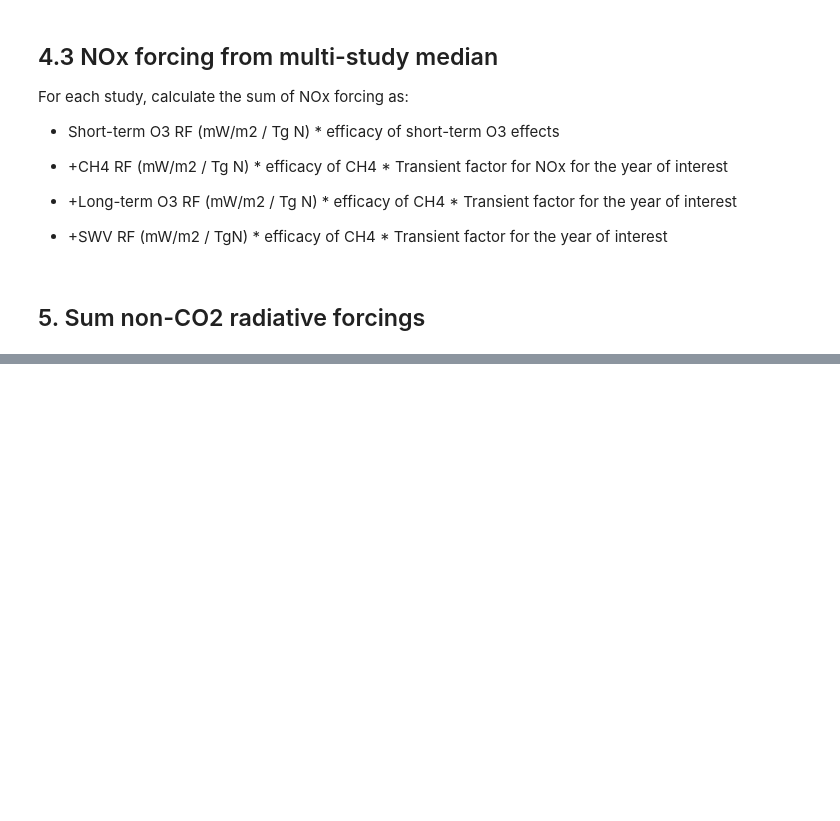
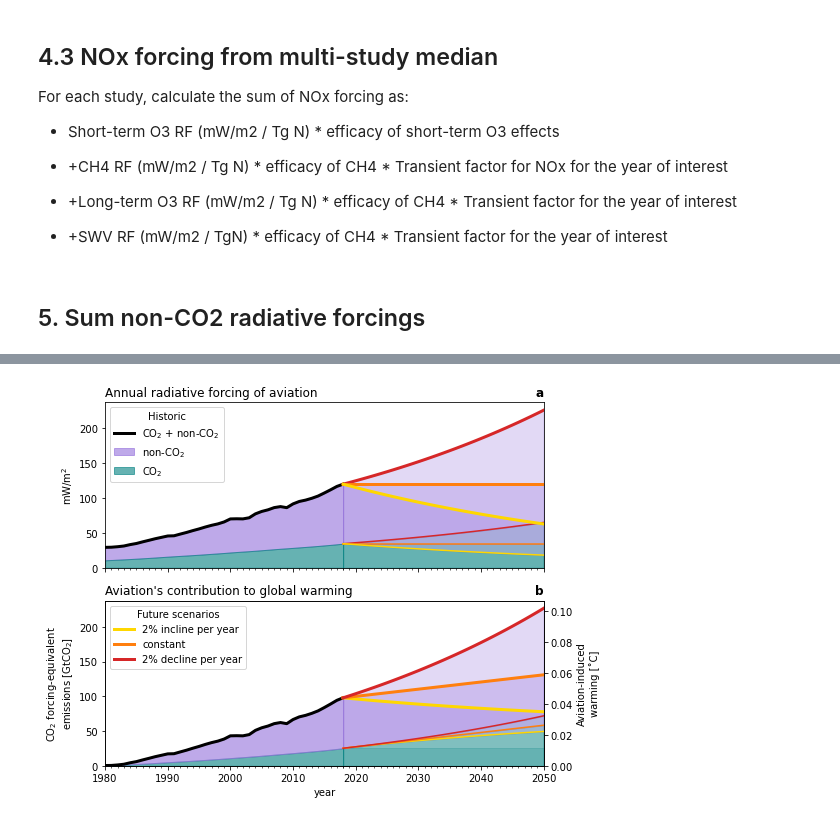
Before and after one commit to milankl/FlyingClimate, a Jupyter notebook: scripts/reproducingMylesFigures.ipynb, the cells around one changed output, grey strips where cells are left out. Saved outputs shown, nothing was run; the diff lists cells and outputs as text; code cells hidden in the pictures; blank space fills up the shorter version.

```diff
--- a/scripts/reproducingMylesFigures.ipynb
+++ b/scripts/reproducingMylesFigures.ipynb
@@ -302,0 +443,87 @@ dtype: float64
+# %%
+fig,(ax1,ax2) = plt.subplots(2,1,figsize=(8,6),sharex=True)
+ax2r = ax2.twinx()   # put warming on a second y-axis
+
+# historic
+alfa=0.6
+h = lambda y: 1-np.cbrt(1-y)  # three-level superimposed alpha
+h4 = lambda y: 1-np.sqrt(np.sqrt(1-y))  # four-level superimposed alpha
+
+ax1.fill_between(years,nonCO2_rf+co2rf_mean1980,co2rf_mean1980,color="mediumpurple",alpha=alfa,label="non-CO$_2$")
+ax1.fill_between(years,co2rf_mean1980,color="teal",alpha=alfa,label=r"CO$_2$")
+ax1.plot(years,co2rf_mean1980+nonCO2_rf,"k",lw=3,label=r"CO$_2$ + non-CO$_2$")
+
+# cumulative
+ax2.fill_between(years,np.cumsum(co2)/1000,alpha=alfa,color="teal")
+ax2.fill_between(years,nonCO2_cumemissions+np.cumsum(co2)/1000,np.cumsum(co2)/1000,alpha=alfa,color="mediumpurple")
+ax2.plot(years,nonCO2_cumemissions+np.cumsum(co2)/1000,"k",lw=3)
+
+# future scenarios
+ax1.fill_between(years_future,co2rf_scenario3,color="teal",alpha=h(alfa))
+ax1.fill_between(years_future,co2rf_scenario2,color="teal",alpha=h(alfa))
+ax1.fill_between(years_future,co2rf_scenario1,color="teal",alpha=h(alfa))
+
+ax1.plot(years_future,co2rf_scenario3,"C3")
+ax1.plot(years_future,co2rf_scenario2,"C1")
+ax1.plot(years_future,co2rf_scenario1,"gold")
+
+ax1.fill_between(years_future,nonco2rf_scenario3+co2rf_scenario3,co2rf_scenario3,color="mediumpurple",alpha=h(alfa))
+ax1.fill_between(years_future,nonco2rf_scenario2+co2rf_scenario2,co2rf_scenario2,color="mediumpurple",alpha=h(alfa))
+ax1.fill_between(years_future,nonco2rf_scenario1+co2rf_scenario1,co2rf_scenario1,color="mediumpurple",alpha=h(alfa))
+
+ax1.plot(years_future,nonco2rf_scenario3+co2rf_scenario3,"C3",lw=3)
+ax1.plot(years_future,nonco2rf_scenario2+co2rf_scenario2,"C1",lw=3)
+ax1.plot(years_future,nonco2rf_scenario1+co2rf_scenario1,"gold",lw=3)
+
+# cumulative future
+# CO2
+ax2.fill_between(years_future,np.ones_like(years_future)*np.sum(co2)/1000,alpha=h4(alfa),color="teal")
+ax2.fill_between(years_future,np.sum(co2[:-1])/1000+np.cumsum(co2_scenario1)/1000,
+                 alpha=h4(alfa),color="teal")
+ax2.fill_between(years_future,np.sum(co2[:-1])/1000+np.cumsum(co2_scenario2)/1000,
+                 alpha=h4(alfa),color="teal")
+ax2.fill_between(years_future,np.sum(co2[:-1])/1000+np.cumsum(co2_scenario3)/1000,
+                 alpha=h4(alfa),color="teal")
+
+ax2.plot(years_future,np.sum(co2[:-1])/1000+np.cumsum(co2_scenario1)/1000,"gold")
+ax2.plot(years_future,np.sum(co2[:-1])/1000+np.cumsum(co2_scenario2)/1000,"C1")
+ax2.plot(years_future,np.sum(co2[:-1])/1000+np.cumsum(co2_scenario3)/1000,"C3")
+
+# NON-CO2
+ax2.plot(years_future,nonco2_cumemiss_scenario1+np.sum(co2[:-1])/1000+np.cumsum(co2_scenario1)/1000,"gold",lw=3,label="2% incline per year")
+ax2.plot(years_future,nonco2_cumemiss_scenario2+np.sum(co2[:-1])/1000+np.cumsum(co2_scenario2)/1000,"C1",lw=3,label="constant")
+ax2.plot(years_future,nonco2_cumemiss_scenario3+np.sum(co2[:-1])/1000+np.cumsum(co2_scenario3)/1000,"C3",lw=3,label="2% decline per year")
+
+ax2.fill_between(years_future,nonco2_cumemiss_scenario1+np.sum(co2[:-1])/1000+np.cumsum(co2_scenario1)/1000,
+                 np.sum(co2[:-1])/1000+np.cumsum(co2_scenario1)/1000,
+                 alpha=h(alfa),color="mediumpurple")
+ax2.fill_between(years_future,nonco2_cumemiss_scenario2+np.sum(co2[:-1])/1000+np.cumsum(co2_scenario2)/1000,
+                 np.sum(co2[:-1])/1000+np.cumsum(co2_scenario2)/1000,
+                 alpha=h(alfa),color="mediumpurple")
+ax2.fill_between(years_future,nonco2_cumemiss_scenario3+np.sum(co2[:-1])/1000+np.cumsum(co2_scenario3)/1000,
+                 np.sum(co2[:-1])/1000+np.cumsum(co2_scenario3)/1000,
+                 alpha=h(alfa),color="mediumpurple")
+
+ax1.set_title(r"Annual radiative forcing of aviation",loc="left")
+# ax2.set_title(r"Cumulative CO$_2$ forcing-equivalent emissions / Aviation-induced warming",loc="left")
+ax2.set_title(r"Aviation's contribution to global warming",loc="left")
+ax1.set_title("a",loc="right",fontweight="bold")
+ax2.set_title("b",loc="right",fontweight="bold")
+# ax3.set_title("c",loc="right",fontweight="bold")
+
+ax1.set_ylabel(r"mW/m$^2$")
+ax2.set_ylabel(r"CO$_2$ forcing-equivalent"+"\n"+"emissions [GtCO$_2$]")
+ax2r.set_ylabel("Aviation-induced\nwarming [˚C]")
+ax2.set_xlabel("year")
+ax1.legend(loc=2,title="Historic")
+ax2.legend(loc=2,title="Future scenarios")
+
+ax1.set_xlim(1980,2050)
+ax1.set_ylim(0,ax1.get_ylim()[1])
+ax2.set_ylim(0,ax2.get_ylim()[1])
+ax2r.set_ylim(0,TCRE*ax2.get_ylim()[1])
+ax1.set_xticks(np.hstack((years,years_future)),minor=True)
+plt.tight_layout()
+plt.savefig()"
+# %% [output]
+[figure, added]
```
Also changed, not shown: parts of 15 cells of this notebook, 3 other files.
